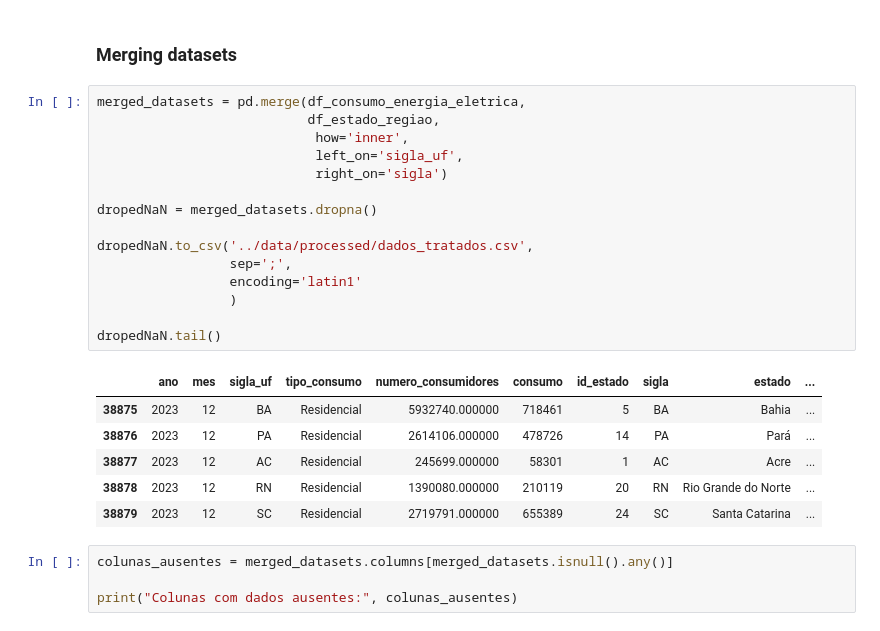
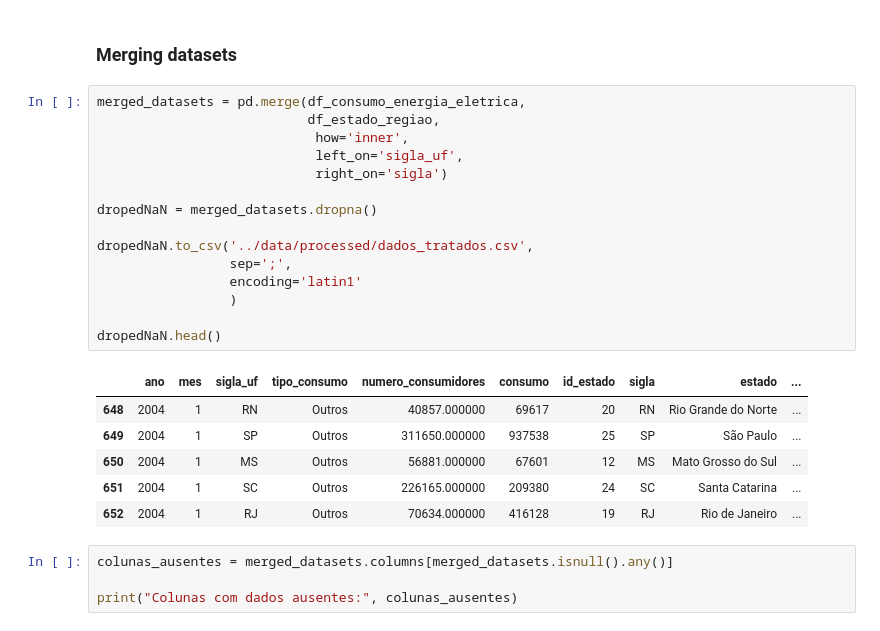
Before and after one commit to pbelfort/trabalho_ciencia_de_dados, a Jupyter notebook: notebook/tp.ipynb, the cells around one changed output. Drawn from its saved outputs; the diff is of its cells as text.

```diff
--- a/notebook/tp.ipynb
+++ b/notebook/tp.ipynb
@@ -60,25 +60,25 @@ df_consumo_energia_eletrica.describe()
 # %%
 merged_datasets = pd.merge(df_consumo_energia_eletrica,
                            df_estado_regiao,
                             how='inner',
                             left_on='sigla_uf',
                             right_on='sigla')
 
 dropedNaN = merged_datasets.dropna()
 
 dropedNaN.to_csv('../data/processed/dados_tratados.csv',
                  sep=';',
                  encoding='latin1'
                  )
 
-dropedNaN.tail()
+dropedNaN.head()
 # %% [output]
 |  | ano | mes | sigla_uf | tipo_consumo | numero_consumidores | consumo | id_estado | sigla | estado | ... |
-| 38875 | 2023 | 12 | BA | Residencial | 5932740.000000 | 718461 | 5 | BA | Bahia | ... |
-| 38876 | 2023 | 12 | PA | Residencial | 2614106.000000 | 478726 | 14 | PA | Pará | ... |
-| 38877 | 2023 | 12 | AC | Residencial | 245699.000000 | 58301 | 1 | AC | Acre | ... |
-| 38878 | 2023 | 12 | RN | Residencial | 1390080.000000 | 210119 | 20 | RN | Rio Grande do Norte | ... |
-| 38879 | 2023 | 12 | SC | Residencial | 2719791.000000 | 655389 | 24 | SC | Santa Catarina | ... |
+| 648 | 2004 | 1 | RN | Outros | 40857.000000 | 69617 | 20 | RN | Rio Grande do Norte | ... |
+| 649 | 2004 | 1 | SP | Outros | 311650.000000 | 937538 | 25 | SP | São Paulo | ... |
+| 650 | 2004 | 1 | MS | Outros | 56881.000000 | 67601 | 12 | MS | Mato Grosso do Sul | ... |
+| 651 | 2004 | 1 | SC | Outros | 226165.000000 | 209380 | 24 | SC | Santa Catarina | ... |
+| 652 | 2004 | 1 | RJ | Outros | 70634.000000 | 416128 | 19 | RJ | Rio de Janeiro | ... |
 # %%
 colunas_ausentes = merged_datasets.columns[merged_datasets.isnull().any()]
 
```
Also changed, not shown: parts of 15 cells of this notebook.
